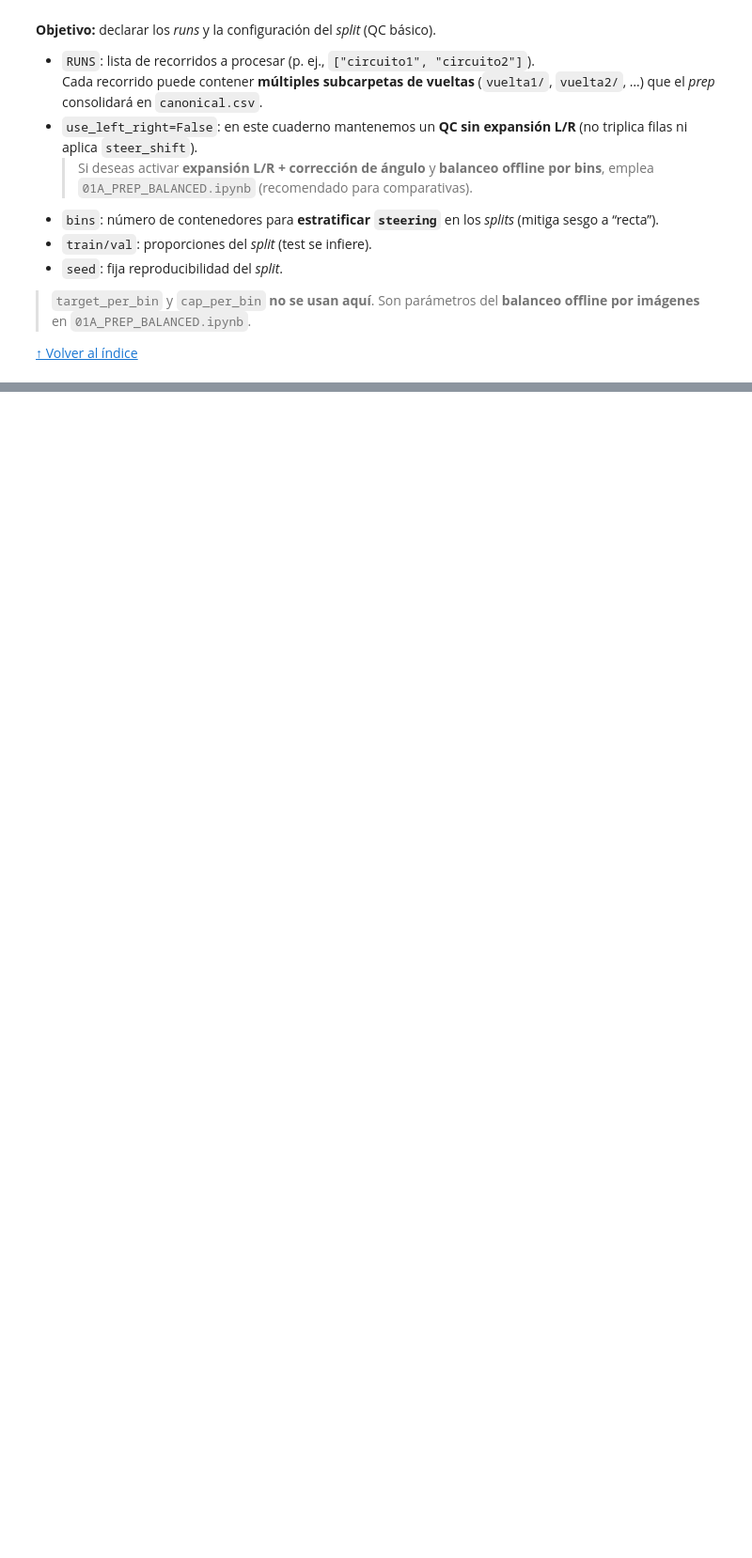
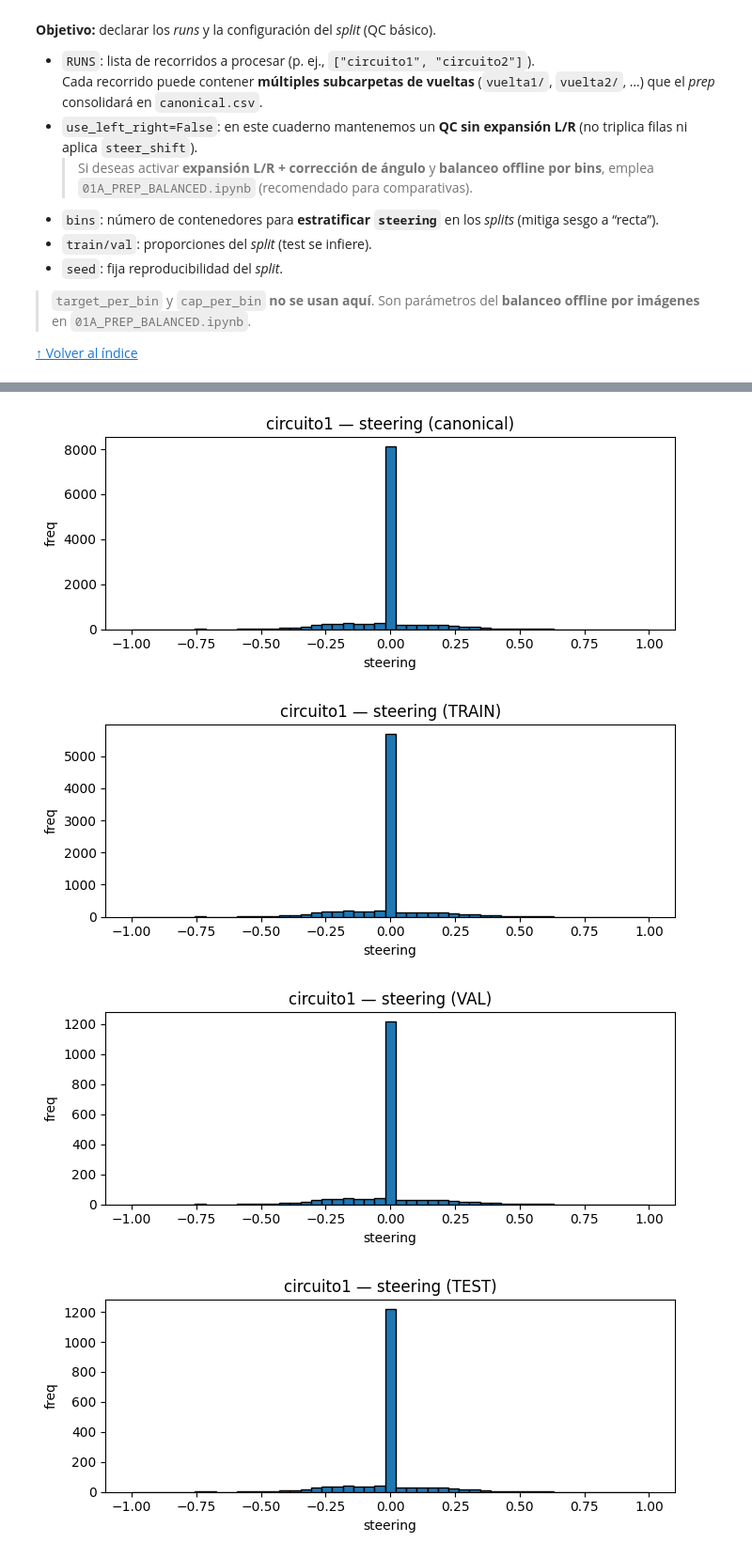
Before and after one commit to cesarfg32/TFM_SNN, a Jupyter notebook: notebooks/01_DATA_QC_PREP.ipynb, the cells around one changed output, grey strips where cells are left out. Shown at 94% size. Saved outputs shown, nothing was run; the diff lists cells and outputs as text; code cells hidden in the pictures; blank space fills up the shorter version.

```diff
--- a/notebooks/01_DATA_QC_PREP.ipynb
+++ b/notebooks/01_DATA_QC_PREP.ipynb
@@ -106,14 +113,17 @@ RUNS = ["circuito1", "circuito2"]
 CFG = PrepConfig(
     root=ROOT,
     runs=RUNS,
-    use_left_right=False,  # QC + split básico (sin expansión)
-    steer_shift=0.2,       # no aplica si use_left_right=False
+    merge_subruns=True,      # Consolida vuelta1/vuelta2/... (recomendado)
+    use_left_right=False,    # QC + split básico (sin expansión L/R)
+    steer_shift=0.2,         # sin efecto si use_left_right=False
     bins=50,
     train=0.70,
     val=0.15,
     seed=42,
-    target_per_bin=None,   # <- no balancea aquí
+    # No se usan aquí (balanceo offline es en 01A):
+    target_per_bin=None,
     cap_per_bin=None,
 )
+
 CFG
 # %% [output]
@@ -181,0 +203,53 @@ pd.DataFrame({
+# %%
+import numpy as np, matplotlib.pyplot as plt
+
+def _plot_hist(series, title, edges, save_path=None):
+    s = pd.to_numeric(series, errors="coerce").dropna().clip(-1, 1)
+    plt.figure(figsize=(7, 3))
+    plt.hist(s, bins=edges, edgecolor="black")
+    plt.title(title); plt.xlabel("steering"); plt.ylabel("freq")
+    plt.tight_layout()
+    if save_path:
+        Path(save_path).parent.mkdir(parents=True, exist_ok=True)
+        plt.savefig(save_path, dpi=140)
+    plt.show(); plt.close()
+
+def _bin_counts(series, edges):
+    s = pd.to_numeric(series, errors="coerce").dropna().clip(-1,1)
+    idx = pd.cut(s, bins=edges, include_lowest=True, labels=False)
+    vc = idx.value_counts().sort_index()
+    labels = [
+        (f"[{edges[i]:.2f},{edges[i+1]:.2f})" if i < len(edges)-2 else f"[{edges[i]:.2f},{edges[i+1]:.2f}]")
+        for i in range(len(edges)-1)
+    ]
+    return pd.DataFrame({"bin": labels, "count": vc.reindex(range(len(edges)-1)).fillna(0).astype(int).values})
+
+bins = CFG.bins
+edges = np.linspace(-1.0, 1.0, bins)
+
+for run in RUNS:
+    base_out = PROC / run
+    df_c  = pd.read_csv(base_out / "canonical.csv")
+    df_tr = pd.read_csv(base_out / "train.csv")
+    df_va = pd.read_csv(base_out / "val.csv")
+    df_te = pd.read_csv(base_out / "test.csv")
+
+    eda_dir = base_out / "eda"
+
+    _plot_hist(df_c["steering"],  f"{run} — steering (canonical)", edges, eda_dir/"hist_canonical.png")
+    _plot_hist(df_tr["steering"], f"{run} — steering (TRAIN)",    edges, eda_dir/"hist_train.png")
+    _plot_hist(df_va["steering"], f"{run} — steering (VAL)",      edges, eda_dir/"hist_val.png")
+    _plot_hist(df_te["steering"], f"{run} — steering (TEST)",     edges, eda_dir/"hist_test.png")
+
+    tbl = (_bin_counts(df_c["steering"], edges).rename(columns={"count":"count_canonical"})
+           .merge(_bin_counts(df_tr["steering"], edges).rename(columns={"count":"count_train"}), on="bin")
+           .merge(_bin_counts(df_va["steering"], edges).rename(columns={"count":"count_val"}), on="bin")
+           .merge(_bin_counts(df_te["steering"], edges).rename(columns={"count":"count_test"}), on="bin"))
+    eda_dir.mkdir(parents=True, exist_ok=True)
+    tbl.to_csv(eda_dir/"bins_counts.csv", index=False)
+    print(f"[{run}] guardado:", eda_dir/"bins_counts.csv")
+# %% [output]
+[figure, added]
+[figure, added]
+[figure, added]
+[figure, added]
```
Also changed, not shown: parts of 9 cells of this notebook, 15 other files.
